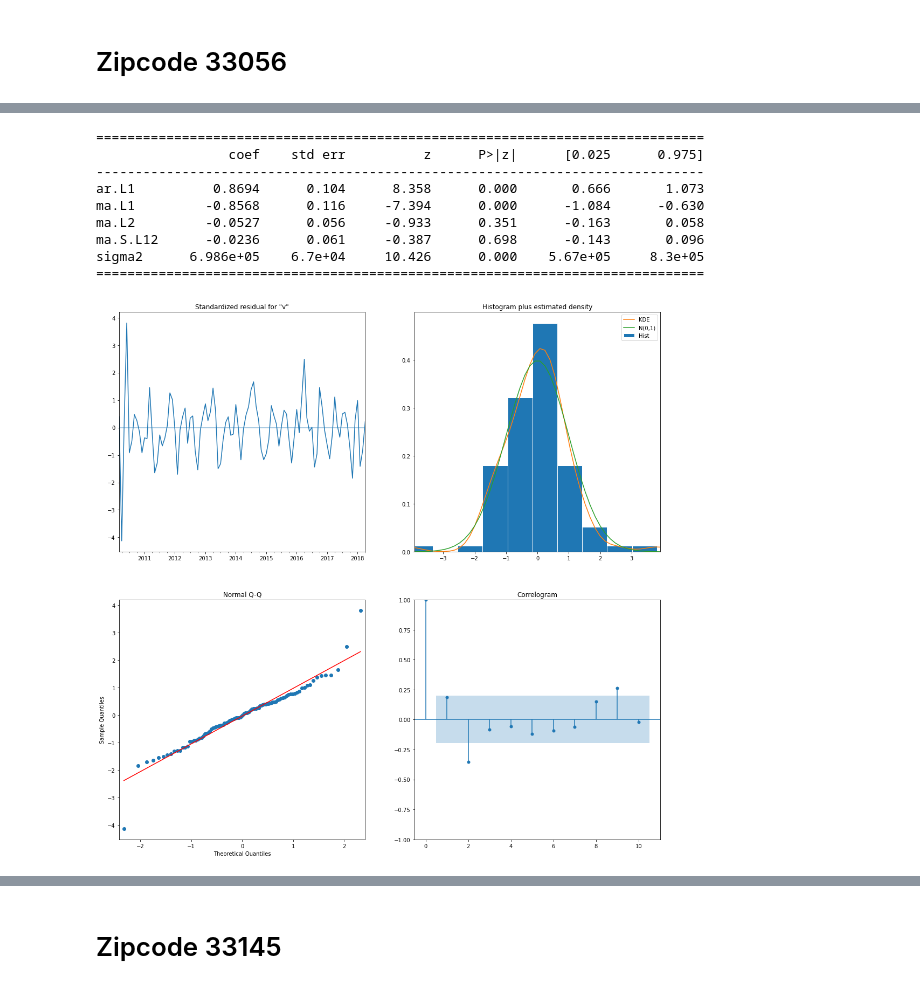
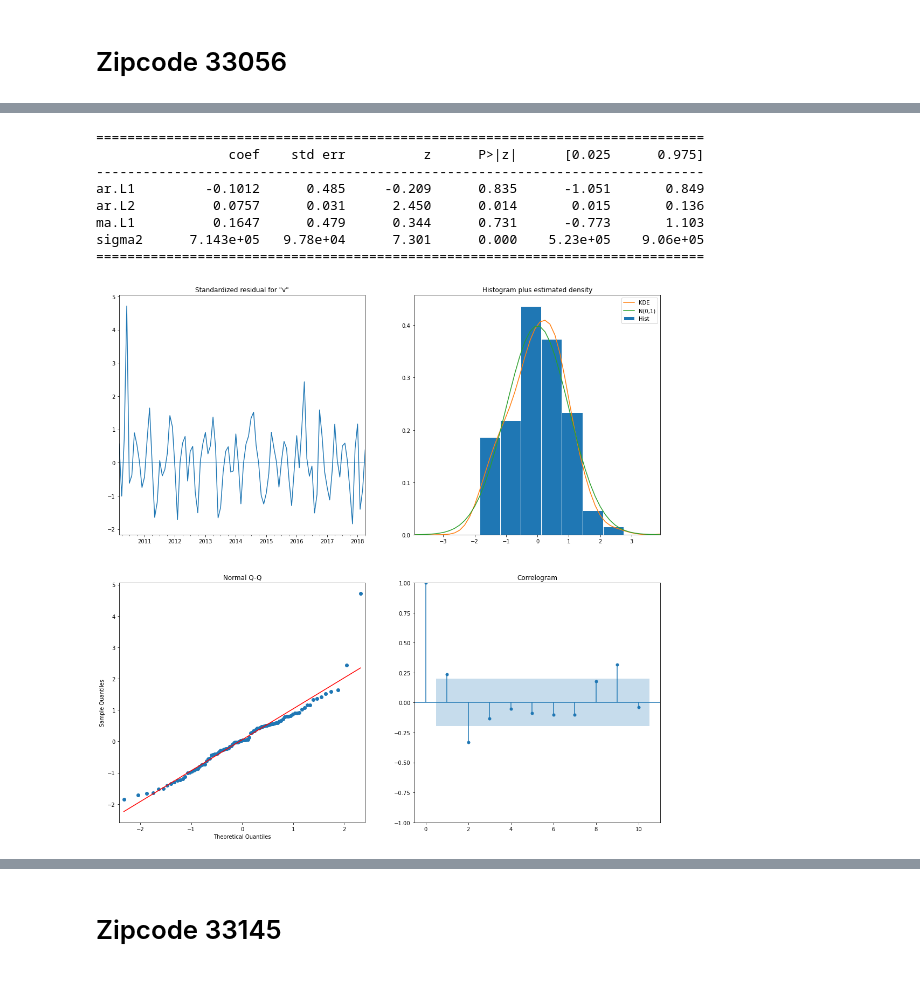
Before and after one commit to learn-co-curriculum/dsc-phase-4-choosing-a-dataset, a Jupyter notebook: time-series/starter_notebook.ipynb, the cells around one changed output, grey strips where cells are left out. Drawn from its saved outputs; the diff is of its cells as text; code cells hidden in the pictures.

```diff
--- a/time-series/starter_notebook.ipynb
+++ b/time-series/starter_notebook.ipynb
@@ -285,7 +285,7 @@ sns.scatterplot(data=df_Florida, x='10_yr_ROI', y='irs_estimated_population' , a
 # %%
 # finding the average ROI over years
 def average_three_year_ROI(df):
-    b=11
+    b=6
     avg_three_year_ROI = []
     for i in range(len(df)):
         avg_ROI3 = []
@@ -296,7 +296,7 @@ def average_three_year_ROI(df):
     return avg_three_year_ROI
 
 def average_five_year_ROI(df):
-    b=9
+    b=4
     avg_five_year_ROI = []
     for i in range(len(df)):
         avg_ROI5 = []
@@ -307,7 +307,7 @@ def average_five_year_ROI(df):
     return avg_five_year_ROI
 
 def average_ten_year_ROI(df):
-    b=4
+    b=1
     avg_ten_year_ROI = []
     for i in range(len(df)):
         avg_ROI10 = []
@@ -482,8 +466,8 @@ def get_datetimes(df):
     return pd.to_datetime(df.columns.values[:], format='%Y-%m')
 # %%
 Zip_33056 = Top_3[:1]
-Zip_33460 = Top_3[1:2]
-Zip_33033 = Top_3[2:3]
+Zip_33460 = Top_3[2:3]
+Zip_33033 = Top_3[1:2]
 # %%
 Zip_33056
 # %% [output]
@@ -530,7 +514,7 @@ zip_33056_melted
 | 2018-04-01 | 230300.0 |
 265 rows × 1 columns
 # %%
-Zip_33056_melted,Zip_33460_melted,Zip_33033_melted = Zip_33056_melted['2010-01-01':],Zip_33460_melted['2010-01-01':],Zip_33033_melted['2010-01-01':]
+Zip_33056_melted,Zip_33460_melted,Zip_33033_melted = zip_33056_melted['2010-01-01':],zip_33460_melted['2010-01-01':],zip_33033_melted['2010-01-01':]
 # %%
 all_Zip_Melted = pd.concat([zip_33056_melted,zip_33460_melted,zip_33033_melted], axis=1)
 all_Zip_Melted.columns = ['Zip_33056','Zip_33460','Zip_33033']
@@ -865,27 +886,26 @@ The difference between actual and predicted value in 2018 is: -8.7%
 # %%
 forecast_model_33056 = sm.tsa.statespace.SARIMAX(Zip_33056_melted,
-                                        order=(1,2,2),
-                                        seasonal_order=(0, 0, 1, 12),
+                                        order=(2,2,1),
+                                        seasonal_order=(0, 0, 0, 12),
 #                                        enforce_stationarity=False,
 #                                        enforce_invertibility=False
 )
 # Fit the model and print results
 forecast_output_33056 = forecast_model_33056.fit()
 
 print(forecast_output_33056.summary().tables[1])
 forecast_output_33056.plot_diagnostics(figsize=(18,18))
 plt.show()
 # %% [output]
 ==============================================================================
                  coef    std err          z      P>|z|      [0.025      0.975]
 ------------------------------------------------------------------------------
-ar.L1          0.8694      0.104      8.358      0.000       0.666       1.073
-ma.L1         -0.8568      0.116     -7.394      0.000      -1.084      -0.630
-ma.L2         -0.0527      0.056     -0.933      0.351      -0.163       0.058
-ma.S.L12      -0.0236      0.061     -0.387      0.698      -0.143       0.096
-sigma2      6.986e+05    6.7e+04     10.426      0.000    5.67e+05     8.3e+05
+ar.L1         -0.1012      0.485     -0.209      0.835      -1.051       0.849
+ar.L2          0.0757      0.031      2.450      0.014       0.015       0.136
+ma.L1          0.1647      0.479      0.344      0.731      -0.773       1.103
+sigma2      7.143e+05   9.78e+04      7.301      0.000    5.23e+05    9.06e+05
 ==============================================================================
-[figure, old version]
+[figure, new version]
 # %%
 ## Getting a forecast for the next 36 months after the last recorded date on our dataset.
 forecast_33056 = forecast_output_33056.get_forecast(60)
```
Also changed, not shown: parts of 24 cells of this notebook.
